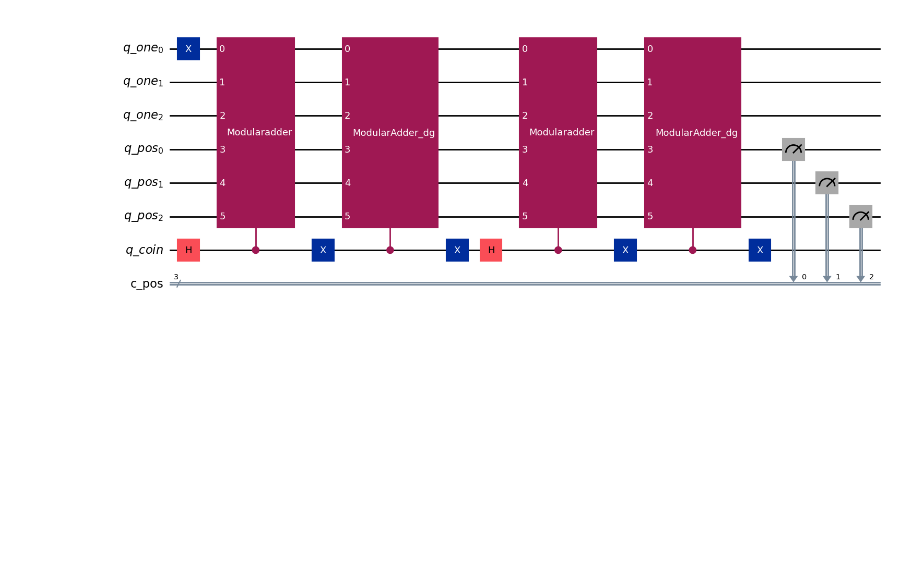
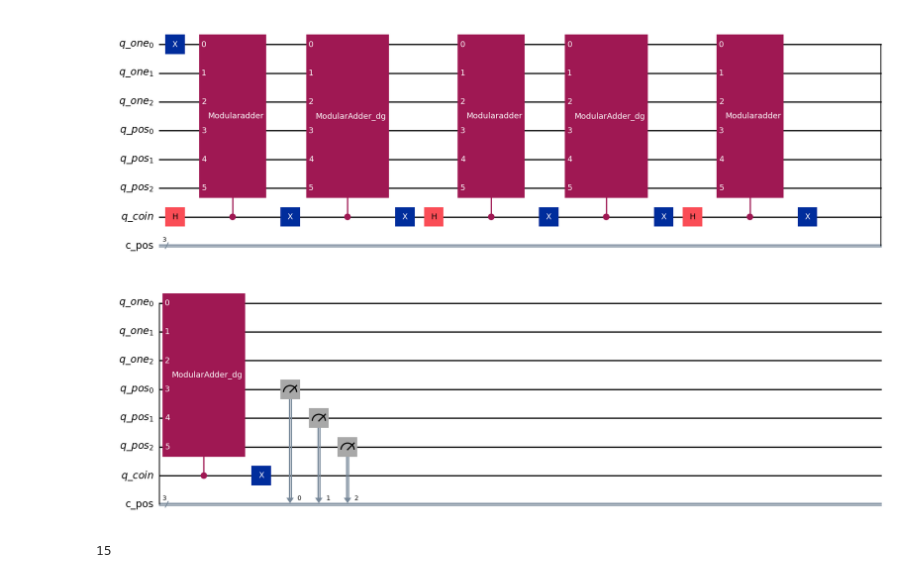
Before and after one commit to filipkojro/qw-defects, a Jupyter notebook: tests.ipynb, the cells around one changed output. Cells and saved outputs as stored; diff of their text form; code cells hidden in the pictures; blank space fills up the shorter version.

```diff
--- a/tests.ipynb
+++ b/tests.ipynb
@@ -62,35 +62,60 @@ nx.draw_networkx(G)
 # %%
-nodes_power = 3
-num_steps = 2
+class walk_circuit:
+    def __init__(self, nodes_power, num_steps):
+        self.nodes_power = nodes_power
+        self.num_steps = num_steps
+
+    def build(self) -> QuantumCircuit:
+        q_pos = QuantumRegister(self.nodes_power, "q_pos")
+        q_one = QuantumRegister(self.nodes_power, "q_one")
+        q_coin = QuantumRegister(1, "q_coin")
+        c_pos = ClassicalRegister(self.nodes_power, "c_pos")
+        regs = [q_one, q_pos, q_coin, c_pos]
 
 
-q_pos = QuantumRegister(nodes_power, "q_pos")
-q_one = QuantumRegister(nodes_power, "q_one")
-q_coin = QuantumRegister(1, "q_coin")
-c_pos = ClassicalRegister(nodes_power, "c_pos")
-regs = [q_one, q_pos, q_coin, c_pos]
+        ControlledModularAdder = ModularAdderGate(num_state_qubits=self.nodes_power).control(num_ctrl_qubits=1)
+
+        qc = QuantumCircuit(*regs)
+
+        qc.x(q_one[0])
 
 
-ControlledModularAdder = ModularAdderGate(num_state_qubits=nodes_power).control(num_ctrl_qubits=1)
+        for _ in range(self.num_steps):
 
-qc = QuantumCircuit(*regs)
+            qc.h(q_coin)
 
-qc.x(q_one[0])
+            qc.append(ControlledModularAdder, [q_coin, *q_one, *q_pos])
+
+            qc.x(q_coin)
+            qc.append(ControlledModularAdder.inverse(), [q_coin, *q_one, *q_pos])
+            qc.x(q_coin)
 
 
-for _ in range(num_steps):
+        qc.measure(q_pos, c_pos)
 
-    qc.h(q_coin)
+        self.qc = qc
 
-    qc.append(ControlledModularAdder, [q_coin, *q_one, *q_pos])
+        return qc
 
-    qc.x(q_coin)
-    qc.append(ControlledModularAdder.inverse(), [q_coin, *q_one, *q_pos])
-    qc.x(q_coin)
+    def run(self, simulator = AerSimulator(), shots = 1024):
 
+        tcirc = transpile(self.qc, simulator)
 
-qc.measure(q_pos, c_pos)
+        result = simulator.run(tcirc, shots=shots).result()
+        counts = result.get_counts(0)
 
-display(qc.draw('mpl'))
+        probs = np.zeros(shape=(2**self.nodes_power), dtype=np.float32)
+
+        for key in counts.keys():
+            probs[int(key, 2)] = counts[key]
+        probs /= np.sum(probs)
+
+        return probs
-# %% [output]
-[figure, removed]
+# %%
+wc = walk_circuit(3, 3)
+qc = wc.build()
+display(qc.draw('mpl'))
+print(qc.depth())
+# %% [output]
+[figure, added]
+15
```
Also changed, not shown: parts of 14 cells of this notebook, 1 other file.
